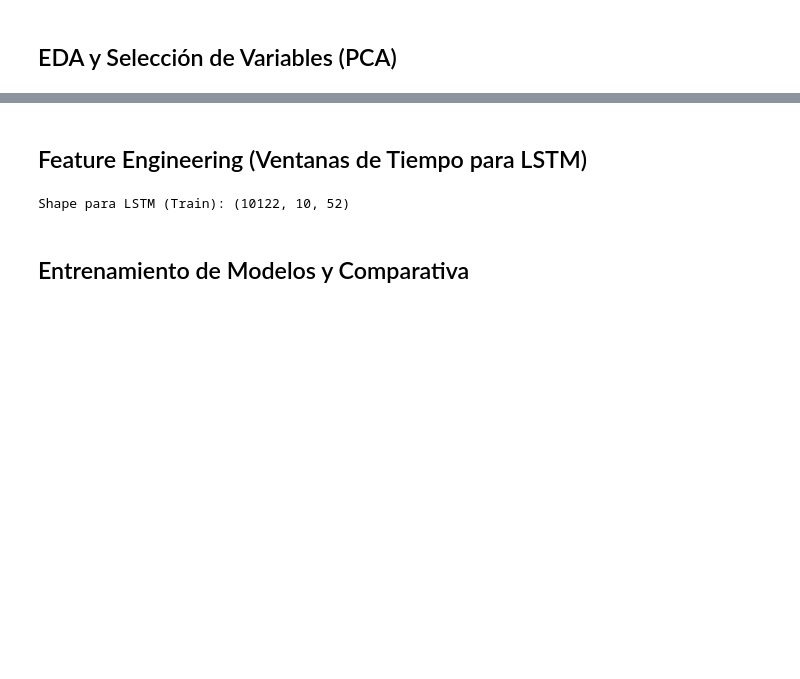
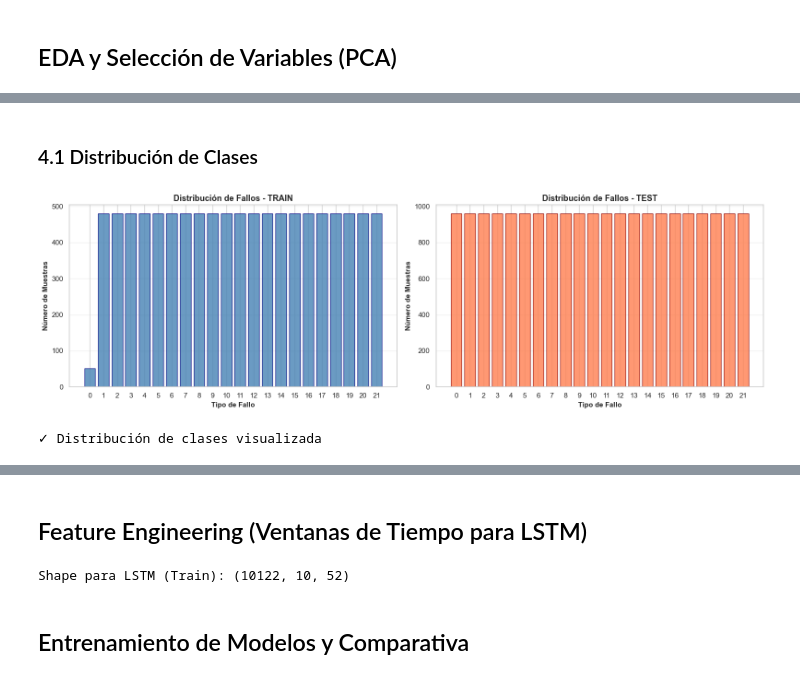
Before and after one commit to ZaloaFernandezSoto/ProyectoFinal_Grupo03, a Jupyter notebook: 1 PreparacionDatos/eda.ipynb, the cells around one changed output, grey strips where cells are left out. Cells and saved outputs as stored; diff of their text form; code cells hidden in the pictures; blank space fills up the shorter version.

```diff
--- a/1 PreparacionDatos/eda.ipynb
+++ b/1 PreparacionDatos/eda.ipynb
@@ -167,0 +232,32 @@ Varianza explicada por 2 componentes: 0.98
+# %% [markdown]
+### 4.1 Distribución de Clases
+# %%
+# Visualizar distribución
+fig, axes = plt.subplots(1, 2, figsize=(16, 5))
+
+# Train
+train_counts = y_train.value_counts().sort_index()
+axes[0].bar(train_counts.index, train_counts.values, color='steelblue', alpha=0.8, edgecolor='navy')
+axes[0].set_xlabel('Tipo de Fallo', fontsize=11, fontweight='bold')
+axes[0].set_ylabel('Número de Muestras', fontsize=11, fontweight='bold')
+axes[0].set_title('Distribución de Fallos - TRAIN', fontsize=13, fontweight='bold')
+axes[0].grid(True, axis='y', alpha=0.3)
+axes[0].set_xticks(range(0, len(train_counts)))
+
+# Test
+test_counts = y_test.value_counts().sort_index()
+axes[1].bar(test_counts.index, test_counts.values, color='coral', alpha=0.8, edgecolor='darkred')
+axes[1].set_xlabel('Tipo de Fallo', fontsize=11, fontweight='bold')
+axes[1].set_ylabel('Número de Muestras', fontsize=11, fontweight='bold')
+axes[1].set_title('Distribución de Fallos - TEST', fontsize=13, fontweight='bold')
+axes[1].grid(True, axis='y', alpha=0.3)
+axes[1].set_xticks(range(0, len(test_counts)))
+
+plt.tight_layout()
+plt.savefig('distribucion_clases.png', dpi=300, bbox_inches='tight')
+plt.show()
+
+print("✓ Distribución de clases visualizada")
+# %% [output]
+[figure, added]
+✓ Distribución de clases visualizada
```
Also changed, not shown: parts of 12 cells of this notebook, 52 other files.
